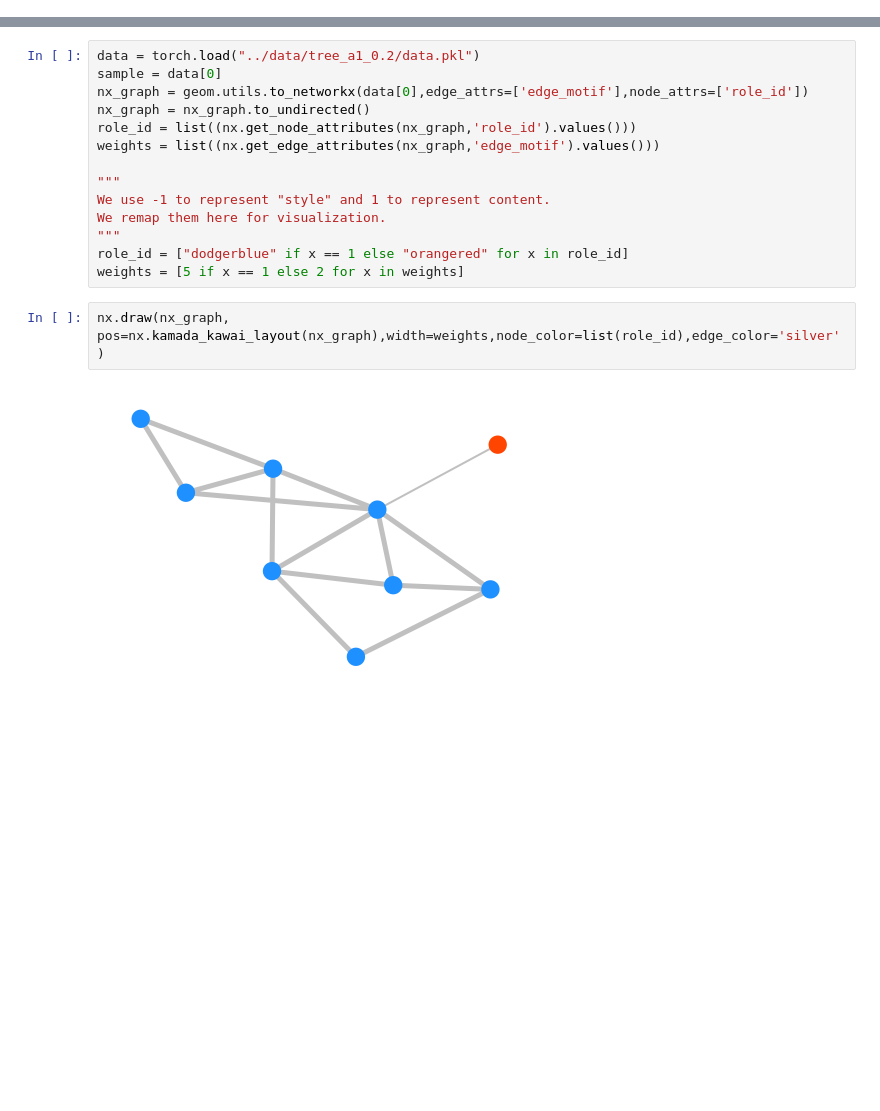
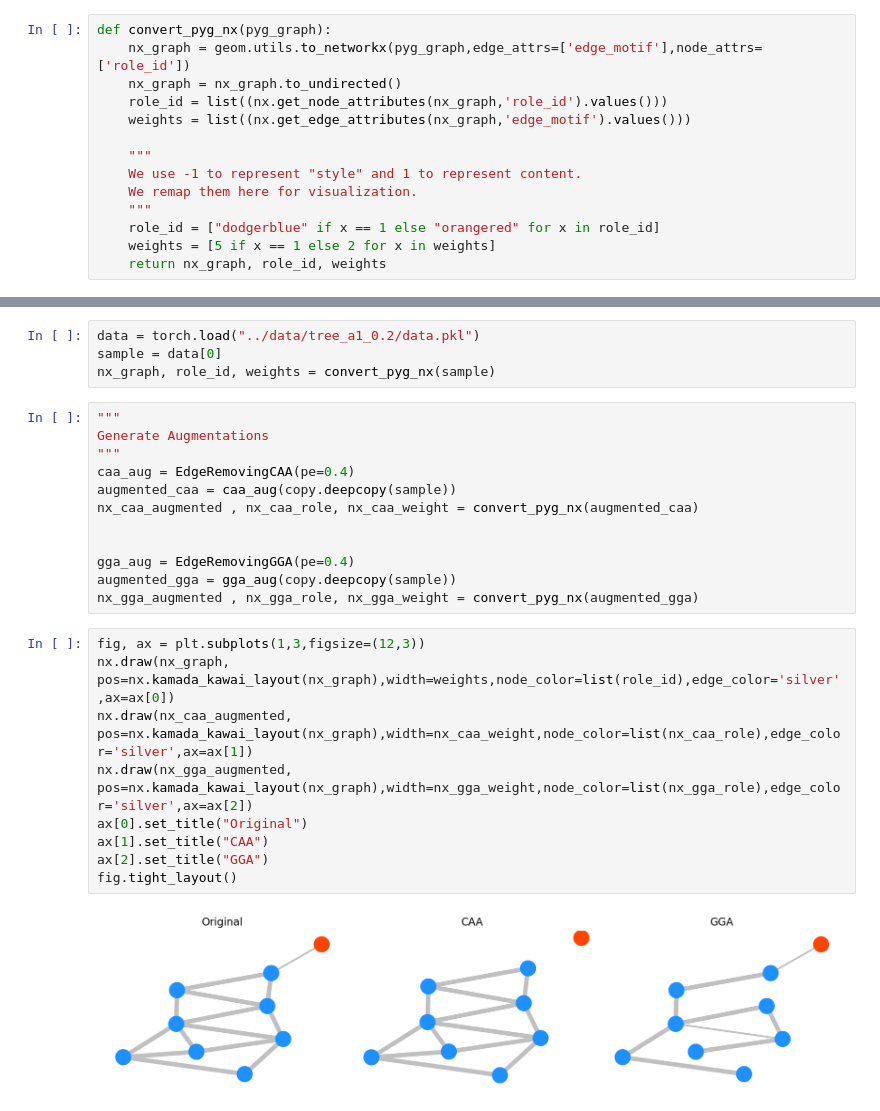
Before and after one commit to pujacomputes/datapropsgraphSSL, a Jupyter notebook: datagen/example_datagen.ipynb, the cells around one changed output, grey strips where cells are left out. Cells and saved outputs as stored; diff of their text form; blank space fills up the shorter version.

```diff
--- a/datagen/example_datagen.ipynb
+++ b/datagen/example_datagen.ipynb
@@ -9,3 +18,17 @@ import matplotlib.pyplot as plt
+# %%
+def convert_pyg_nx(pyg_graph):
+    nx_graph = geom.utils.to_networkx(pyg_graph,edge_attrs=['edge_motif'],node_attrs=['role_id'])
+    nx_graph = nx_graph.to_undirected()
+    role_id = list((nx.get_node_attributes(nx_graph,'role_id').values()))
+    weights = list((nx.get_edge_attributes(nx_graph,'edge_motif').values()))
+
+    """
+    We use -1 to represent "style" and 1 to represent content.
+    We remap them here for visualization.
+    """
+    role_id = ["dodgerblue" if x == 1 else "orangered" for x in role_id]
+    weights = [5 if x == 1 else 2 for x in weights]
+    return nx_graph, role_id, weights
 # %%
 #Create the dataset, and visualize examples.
 !python create_dataset.py
@@ -12,18 +43,27 @@ import matplotlib.pyplot as plt
-# %%
-data = torch.load("../data/tree_a1_0.2/data.pkl")
-sample = data[0]
-nx_graph = geom.utils.to_networkx(data[0],edge_attrs=['edge_motif'],node_attrs=['role_id'])
-nx_graph = nx_graph.to_undirected()
-role_id = list((nx.get_node_attributes(nx_graph,'role_id').values()))
-weights = list((nx.get_edge_attributes(nx_graph,'edge_motif').values()))
-
-"""
-We use -1 to represent "style" and 1 to represent content.
-We remap them here for visualization.
-"""
-role_id = ["dodgerblue" if x == 1 else "orangered" for x in role_id]
-weights = [5 if x == 1 else 2 for x in weights]
-# %%
-nx.draw(nx_graph, pos=nx.kamada_kawai_layout(nx_graph),width=weights,node_color=list(role_id),edge_color='silver')
-# %% [output]
-[figure, removed]
+# %%
+data = torch.load("../data/tree_a1_0.2/data.pkl")
+sample = data[0]
+nx_graph, role_id, weights = convert_pyg_nx(sample)
+# %%
+"""
+Generate Augmentations
+"""
+caa_aug = EdgeRemovingCAA(pe=0.4)
+augmented_caa = caa_aug(copy.deepcopy(sample))
+nx_caa_augmented , nx_caa_role, nx_caa_weight = convert_pyg_nx(augmented_caa)
+
+
+gga_aug = EdgeRemovingGGA(pe=0.4)
+augmented_gga = gga_aug(copy.deepcopy(sample))
+nx_gga_augmented , nx_gga_role, nx_gga_weight = convert_pyg_nx(augmented_gga)
+# %%
+fig, ax = plt.subplots(1,3,figsize=(12,3))
+nx.draw(nx_graph, pos=nx.kamada_kawai_layout(nx_graph),width=weights,node_color=list(role_id),edge_color='silver',ax=ax[0])
+nx.draw(nx_caa_augmented, pos=nx.kamada_kawai_layout(nx_graph),width=nx_caa_weight,node_color=list(nx_caa_role),edge_color='silver',ax=ax[1])
+nx.draw(nx_gga_augmented, pos=nx.kamada_kawai_layout(nx_graph),width=nx_gga_weight,node_color=list(nx_gga_role),edge_color='silver',ax=ax[2])
+ax[0].set_title("Original")
+ax[1].set_title("CAA")
+ax[2].set_title("GGA")
+fig.tight_layout()
+# %% [output]
+[figure, added]
```
Also changed, not shown: parts of 2 cells of this notebook, 4 other files.
